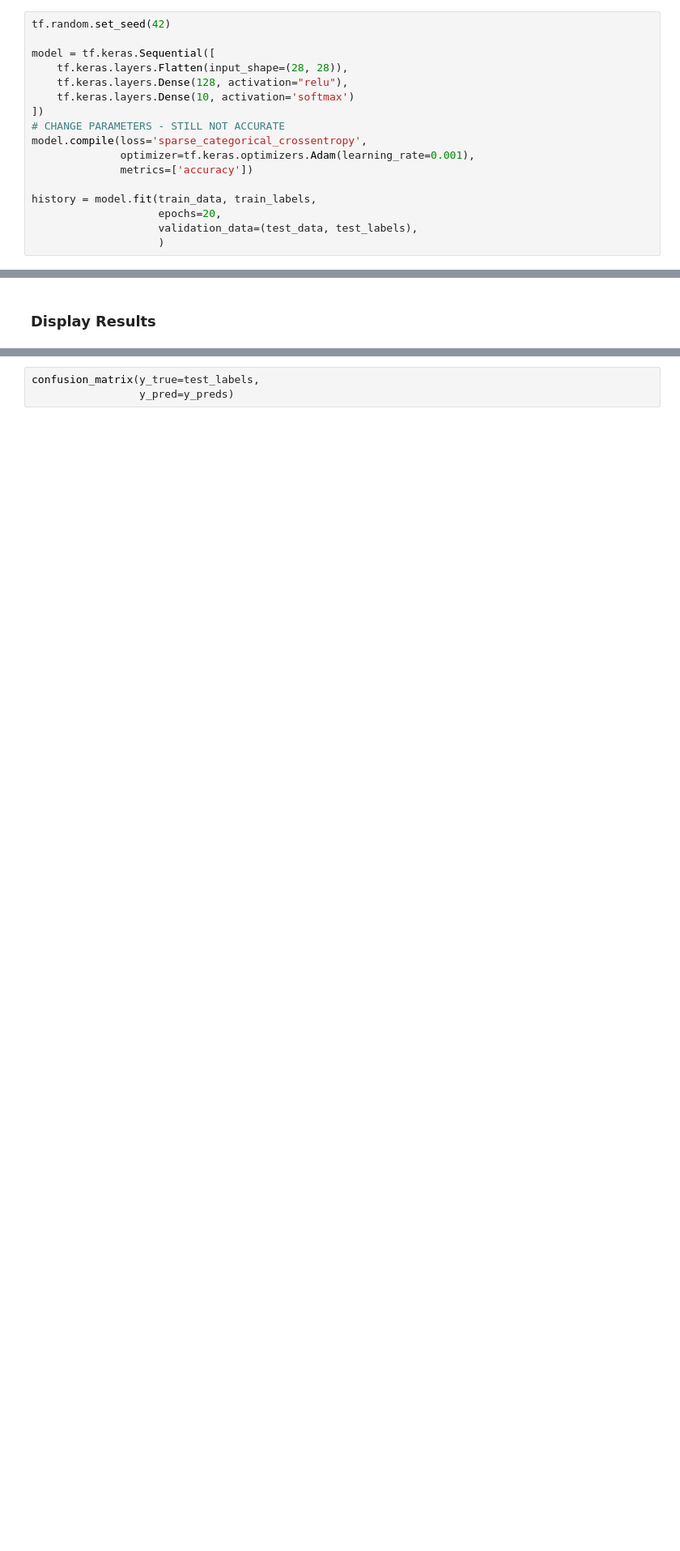
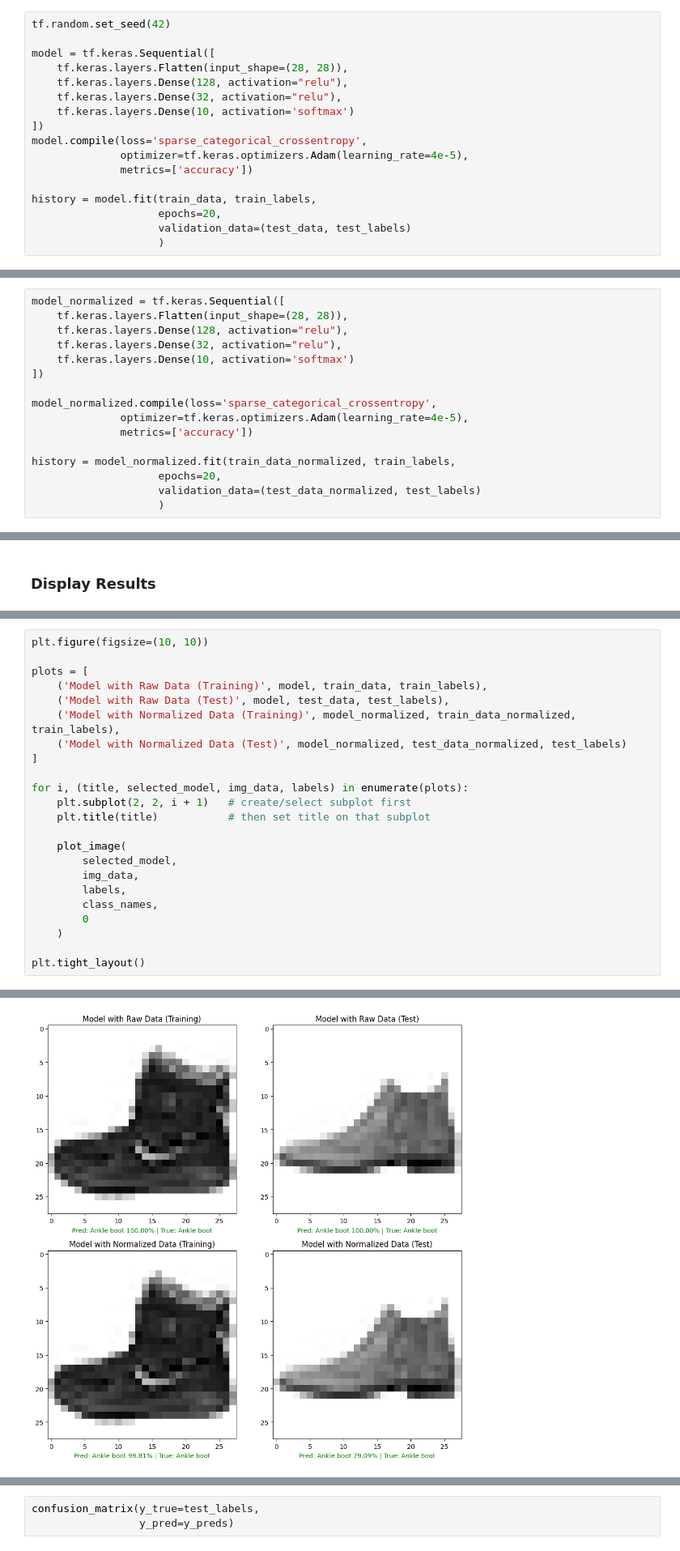
Before and after one commit to roob32/Personal-Notes, a Jupyter notebook: Supplementary Materials for ML/Assessments/fashion.ipynb, the cells around one changed output, grey strips where cells are left out. Shown at 81% size. Saved outputs shown, nothing was run; the diff lists cells and outputs as text; blank space fills up the shorter version.

```diff
--- a/Supplementary Materials for ML/Assessments/fashion.ipynb
+++ b/Supplementary Materials for ML/Assessments/fashion.ipynb
@@ -80,16 +243,16 @@ tf.random.set_seed(42)
 model = tf.keras.Sequential([
     tf.keras.layers.Flatten(input_shape=(28, 28)),
     tf.keras.layers.Dense(128, activation="relu"),
+    tf.keras.layers.Dense(32, activation="relu"),
     tf.keras.layers.Dense(10, activation='softmax')
 ])
-# CHANGE PARAMETERS - STILL NOT ACCURATE
 model.compile(loss='sparse_categorical_crossentropy',
-              optimizer=tf.keras.optimizers.Adam(learning_rate=0.001),
+              optimizer=tf.keras.optimizers.Adam(learning_rate=4e-5),
               metrics=['accuracy'])
 
 history = model.fit(train_data, train_labels,
                     epochs=20,
-                    validation_data=(test_data, test_labels),
+                    validation_data=(test_data, test_labels)
                     )
 # %% [output]
 Epoch 1/20
@@ -124,0 +290,16 @@ Epoch 20/20
+# %%
+model_normalized = tf.keras.Sequential([
+    tf.keras.layers.Flatten(input_shape=(28, 28)),
+    tf.keras.layers.Dense(128, activation="relu"),
+    tf.keras.layers.Dense(32, activation="relu"),
+    tf.keras.layers.Dense(10, activation='softmax')
+])
+
+model_normalized.compile(loss='sparse_categorical_crossentropy',
+              optimizer=tf.keras.optimizers.Adam(learning_rate=4e-5),
+              metrics=['accuracy'])
+
+history = model_normalized.fit(train_data_normalized, train_labels,
+                    epochs=20,
+                    validation_data=(test_data_normalized, test_labels)
+                    )
@@ -258,0 +489,24 @@ array([9, 2, 1, 1, 6, 1, 4, 6, 5, 7])
+# %%
+plt.figure(figsize=(10, 10))
+
+plots = [
+    ('Model with Raw Data (Training)', model, train_data, train_labels),
+    ('Model with Raw Data (Test)', model, test_data, test_labels),
+    ('Model with Normalized Data (Training)', model_normalized, train_data_normalized, train_labels),
+    ('Model with Normalized Data (Test)', model_normalized, test_data_normalized, test_labels)
+]
+
+for i, (title, selected_model, img_data, labels) in enumerate(plots):
+    plt.subplot(2, 2, i + 1)   # create/select subplot first
+    plt.title(title)           # then set title on that subplot
+
+    plot_image(
+        selected_model,
+        img_data,
+        labels,
+        class_names,
+        0
+    )
+
+plt.tight_layout()
+# %% [output]
@@ -258,0 +517 @@ array([9, 2, 1, 1, 6, 1, 4, 6, 5, 7])
+[figure, added]
```
Also changed, not shown: parts of 37 cells of this notebook, 1 other file.
